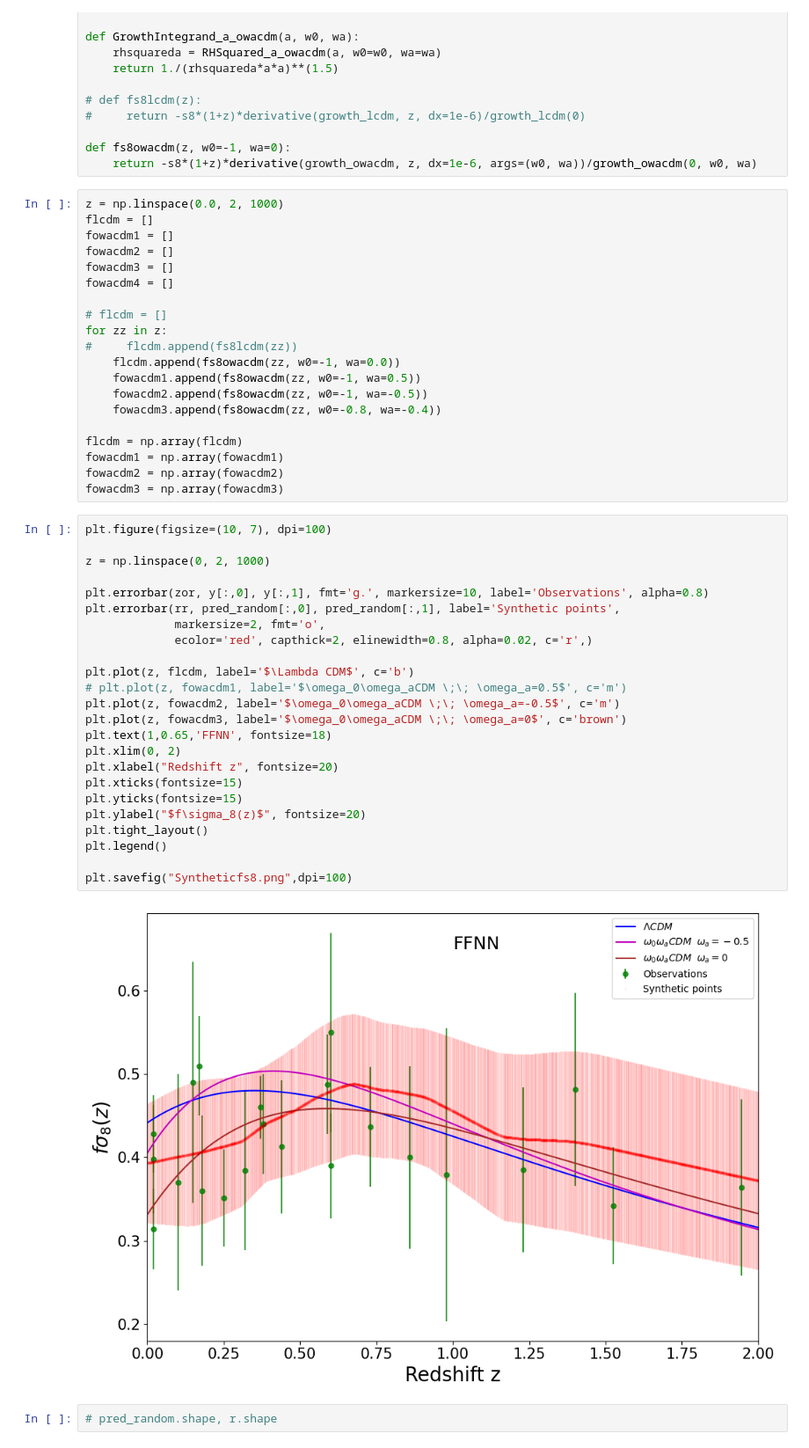
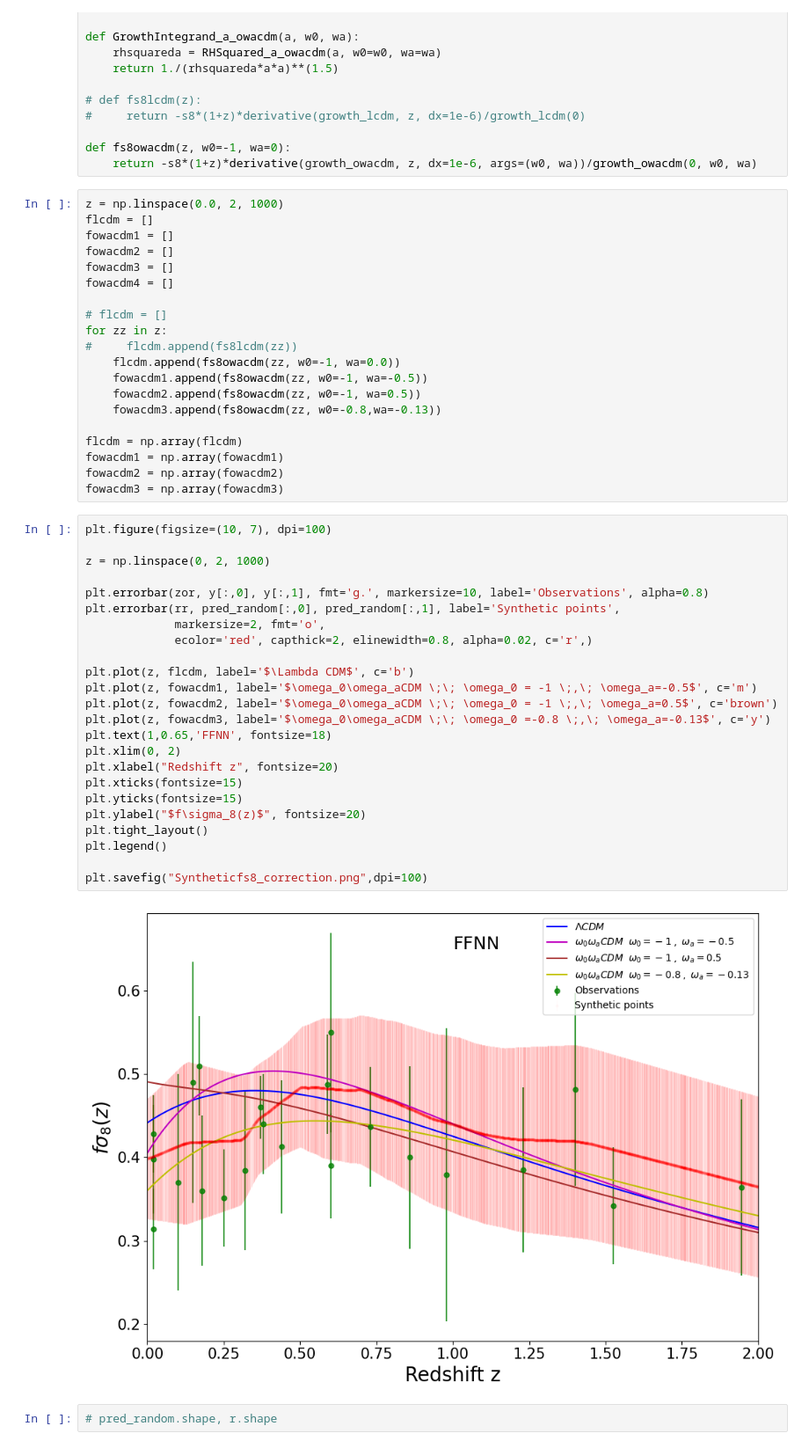
Before and after one commit to igomezv/neuralCosmoReconstruction, a Jupyter notebook: notebooks/ANN fs8.ipynb, the cells around one changed output. Shown: that part at 88% size. Saved outputs shown, nothing was run; the diff lists cells and outputs as text.

```diff
--- a/notebooks/ANN fs8.ipynb
+++ b/notebooks/ANN fs8.ipynb
@@ -310,9 +310,9 @@ fowacdm4 = []
 for zz in z:
 #     flcdm.append(fs8lcdm(zz))
     flcdm.append(fs8owacdm(zz, w0=-1, wa=0.0))
-    fowacdm1.append(fs8owacdm(zz, w0=-1, wa=0.5))
-    fowacdm2.append(fs8owacdm(zz, w0=-1, wa=-0.5))
-    fowacdm3.append(fs8owacdm(zz, w0=-0.8, wa=-0.4))
+    fowacdm1.append(fs8owacdm(zz, w0=-1, wa=-0.5))
+    fowacdm2.append(fs8owacdm(zz, w0=-1, wa=0.5))
+    fowacdm3.append(fs8owacdm(zz, w0=-0.8,wa=-0.13))
 
 flcdm = np.array(flcdm)
 fowacdm1 = np.array(fowacdm1)
@@ -321,29 +321,29 @@ fowacdm3 = np.array(fowacdm3)
 # %%
 plt.figure(figsize=(10, 7), dpi=100)
 
 z = np.linspace(0, 2, 1000)
 
 plt.errorbar(zor, y[:,0], y[:,1], fmt='g.', markersize=10, label='Observations', alpha=0.8)
 plt.errorbar(rr, pred_random[:,0], pred_random[:,1], label='Synthetic points',
              markersize=2, fmt='o',
              ecolor='red', capthick=2, elinewidth=0.8, alpha=0.02, c='r',)
 
 plt.plot(z, flcdm, label='$\Lambda CDM$', c='b')
-# plt.plot(z, fowacdm1, label='$\omega_0\omega_aCDM \;\; \omega_a=0.5$', c='m')
-plt.plot(z, fowacdm2, label='$\omega_0\omega_aCDM \;\; \omega_a=-0.5$', c='m')
-plt.plot(z, fowacdm3, label='$\omega_0\omega_aCDM \;\; \omega_a=0$', c='brown')
+plt.plot(z, fowacdm1, label='$\omega_0\omega_aCDM \;\; \omega_0 = -1 \;,\; \omega_a=-0.5$', c='m')
+plt.plot(z, fowacdm2, label='$\omega_0\omega_aCDM \;\; \omega_0 = -1 \;,\; \omega_a=0.5$', c='brown')
+plt.plot(z, fowacdm3, label='$\omega_0\omega_aCDM \;\; \omega_0 =-0.8 \;,\; \omega_a=-0.13$', c='y')
 plt.text(1,0.65,'FFNN', fontsize=18)
 plt.xlim(0, 2)
 plt.xlabel("Redshift z", fontsize=20)
 plt.xticks(fontsize=15)
 plt.yticks(fontsize=15)
 plt.ylabel("$f\sigma_8(z)$", fontsize=20)
 plt.tight_layout()
 plt.legend()
 
-plt.savefig("Syntheticfs8.png",dpi=100)
+plt.savefig("Syntheticfs8_correction.png",dpi=100)
 # %% [output]
-[figure, old version]
+[figure, new version]
 # %%
 # pred_random.shape, r.shape
 # %%
```
Also changed, not shown: parts of 19 cells of this notebook, 4 other files.
